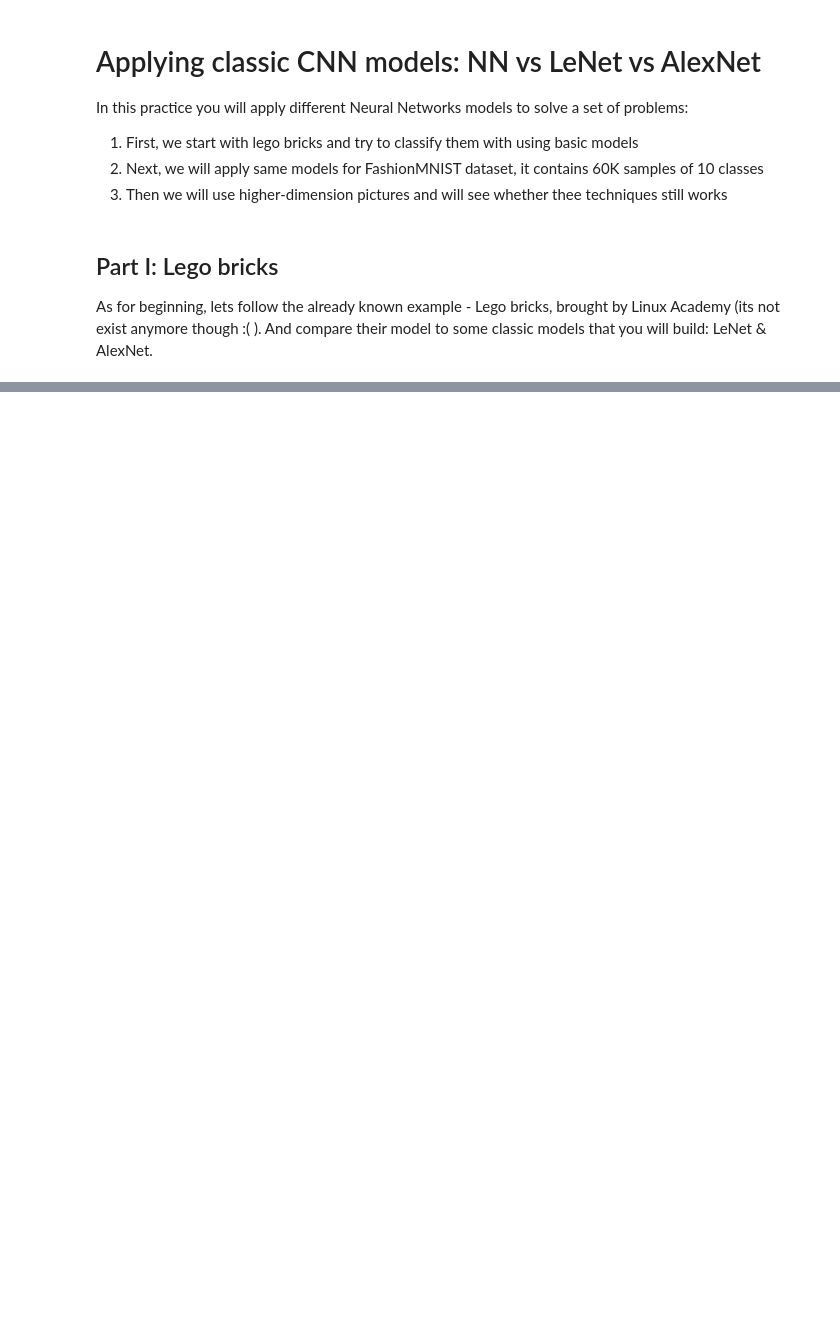
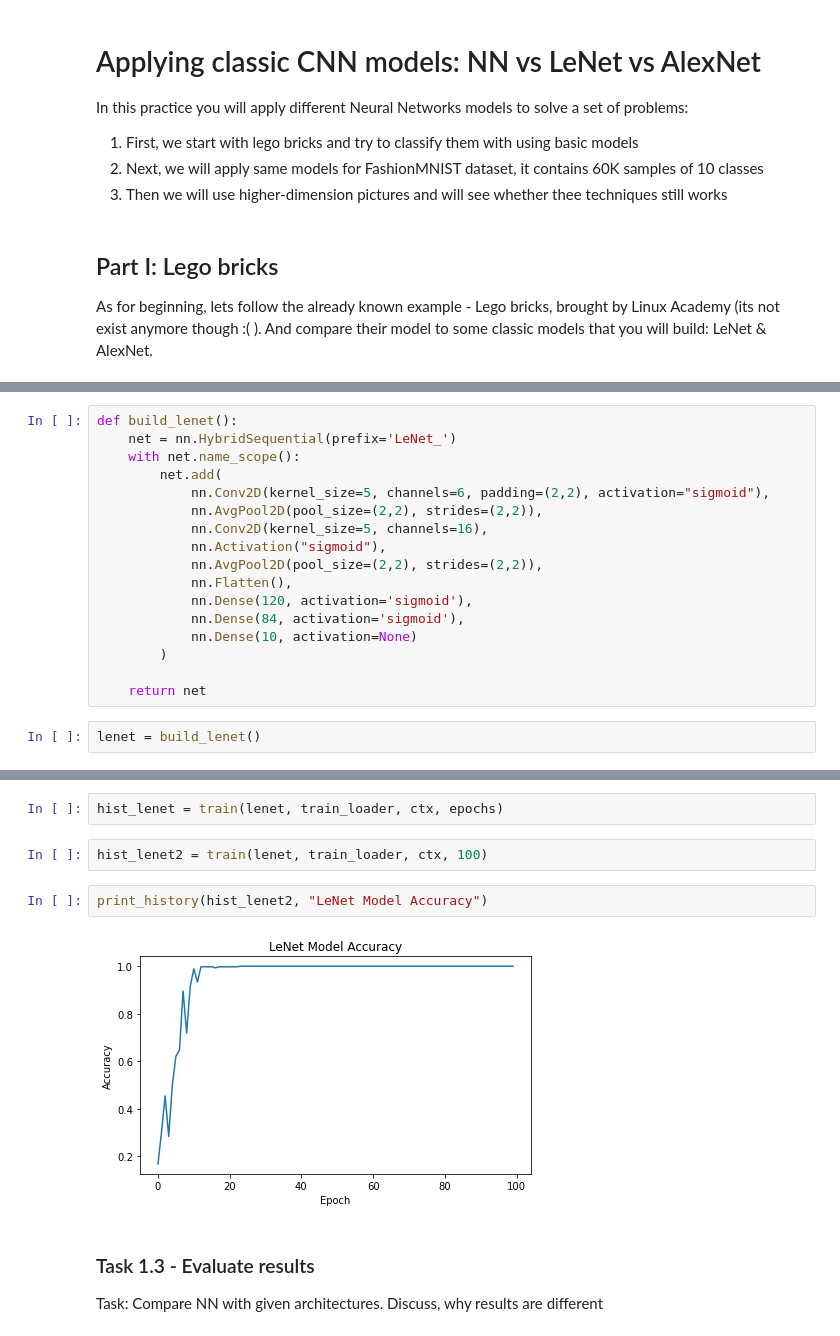
Before and after one commit to spbcoding/ml-aws-course, a Jupyter notebook: lab07-cnn-1.ipynb, the cells around one changed output, grey strips where cells are left out. Cells and saved outputs as stored; diff of their text form; blank space fills up the shorter version.

```diff
--- a/lab07-cnn-1.ipynb
+++ b/lab07-cnn-1.ipynb
@@ -52,0 +169,19 @@ To load dataset though the framework, one can use: [https://mxnet.apache.org/ver
+# %%
+def build_lenet():
+    net = nn.HybridSequential(prefix='LeNet_')
+    with net.name_scope():
+        net.add(
+            nn.Conv2D(kernel_size=5, channels=6, padding=(2,2), activation="sigmoid"),
+            nn.AvgPool2D(pool_size=(2,2), strides=(2,2)),
+            nn.Conv2D(kernel_size=5, channels=16),
+            nn.Activation("sigmoid"),
+            nn.AvgPool2D(pool_size=(2,2), strides=(2,2)),
+            nn.Flatten(),
+            nn.Dense(120, activation='sigmoid'),
+            nn.Dense(84, activation='sigmoid'),
+            nn.Dense(10, activation=None)
+        )
+
+    return net
+# %%
+lenet = build_lenet()
@@ -52,0 +202,12 @@ To load dataset though the framework, one can use: [https://mxnet.apache.org/ver
+# %%
+hist_lenet = train(lenet, train_loader, ctx, epochs)
+# %%
+hist_lenet2 = train(lenet, train_loader, ctx, 100)
+# %%
+print_history(hist_lenet2, "LeNet Model Accuracy")
+# %% [output]
+[figure, added]
+# %% [markdown]
+### Task 1.3 - Evaluate results
+
+Task: Compare NN with given architectures. Discuss, why results are different
```
Also changed, not shown: parts of 47 cells of this notebook.
